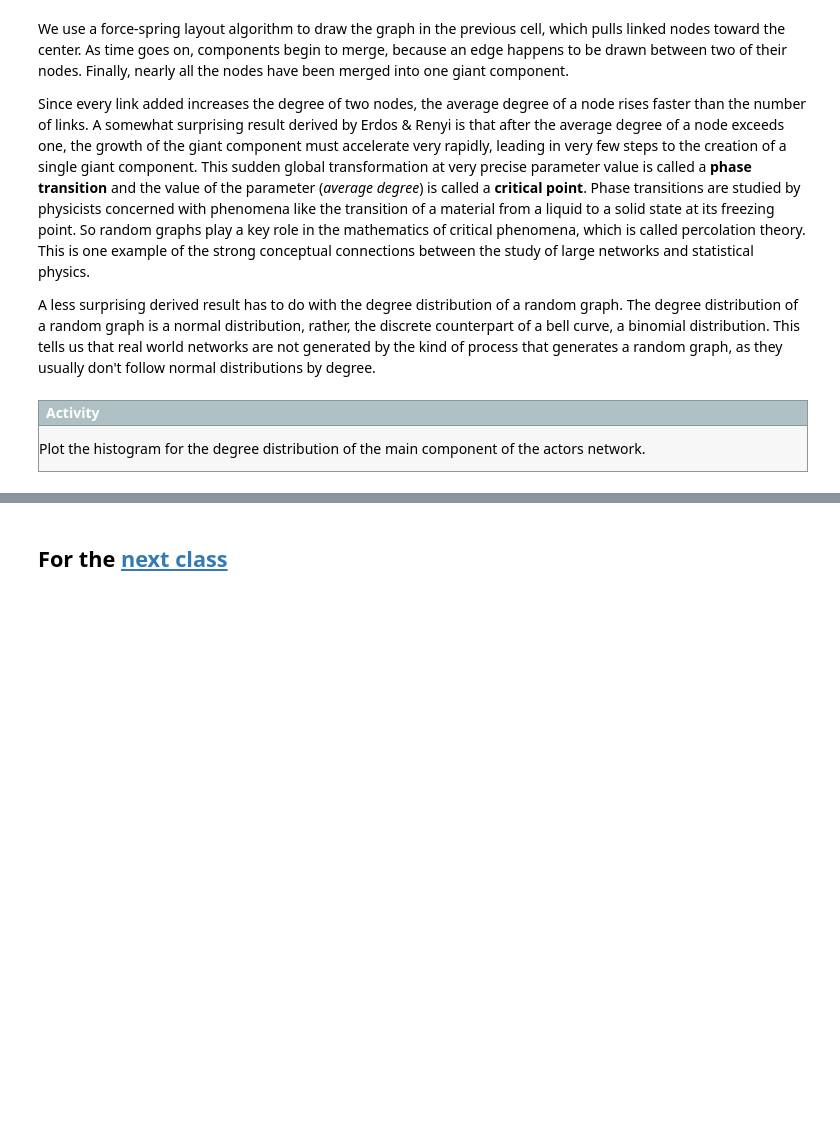
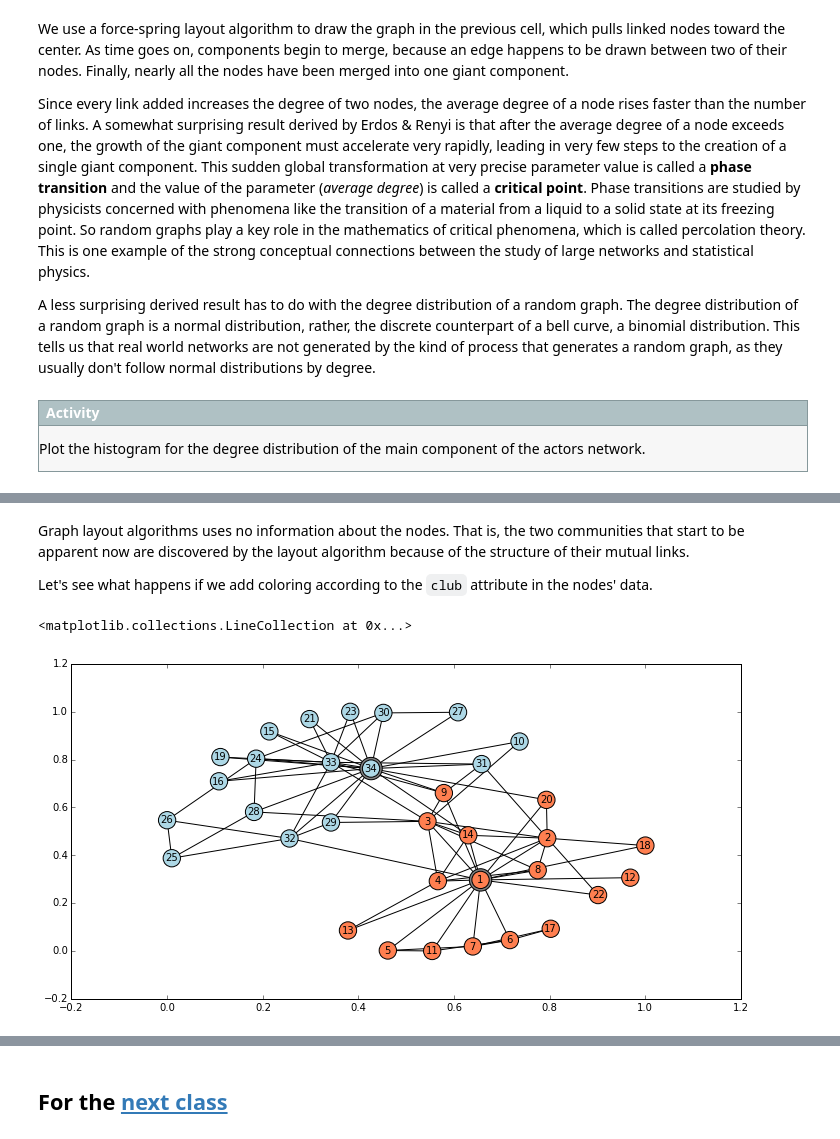
Before and after one commit to versae/DH2304, a Jupyter notebook: class19.ipynb, the cells around one changed output, grey strips where cells are left out. Saved outputs shown, nothing was run; the diff lists cells and outputs as text; code cells hidden in the pictures; blank space fills up the shorter version.

```diff
--- a/class19.ipynb
+++ b/class19.ipynb
@@ -131,0 +169,22 @@ Plot the histogram for the degree distribution of the main component of the acto
+# %% [markdown]
+Graph layout algorithms uses no information about the nodes. That is, the two communities that start to be apparent now are discovered by the layout algorithm because of the structure of their mutual links.
+
+Let's see what happens if we add coloring according to the `club` attribute in the nodes' data.
+# %%
+faction1_col, faction2_col = 'coral', 'lightblue'
+# Now using the faction membership abnnotations from Zachary's data, change the known faction2 nodes to faction2_color.
+node_color = [faction1_col] * len(karate.nodes())
+node_dict = dict(karate.nodes(data=True))
+for n in karate.nodes():
+    if node_dict[n]['club'] == 'Officer':
+        node_color[n] = faction2_col
+
+new_labels = dict((x, x + 1) for x in karate.nodes())
+nx.draw_networkx_labels(karate, karate_positions, new_labels, font_size=10, font_color='black')
+nx.draw_networkx_nodes(karate, karate_positions, {0: 0, 33: 33}, node_color=['grey', 'grey'], node_size=500)
+# Now draw all the nodes, including leaders, using faction color scheme.
+nx.draw_networkx_nodes(karate, karate_positions, new_labels, node_color=node_color)
+nx.draw_networkx_edges(karate, karate_positions)
+# %% [output]
+<matplotlib.collections.LineCollection at 0x...>
+[figure, added]
```
Also changed, not shown: parts of 14 cells of this notebook.
